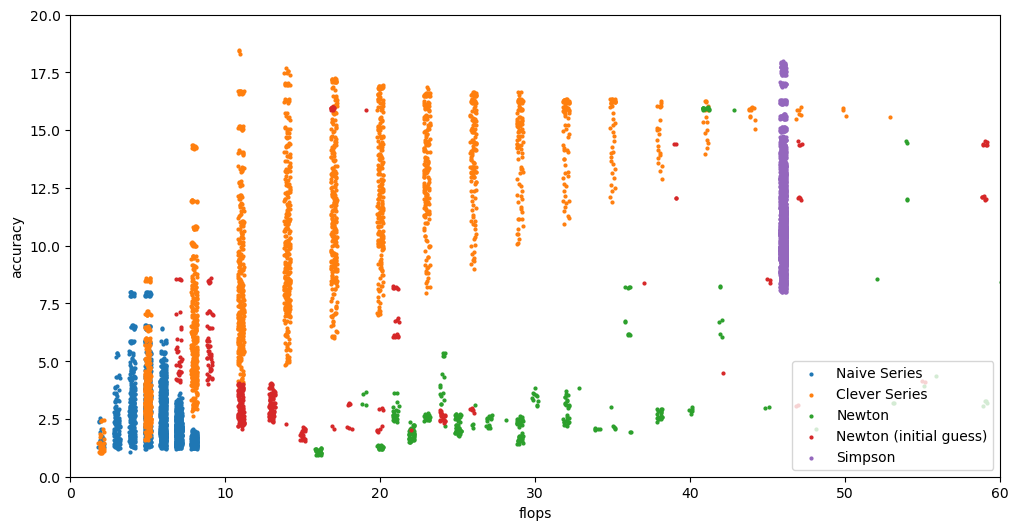
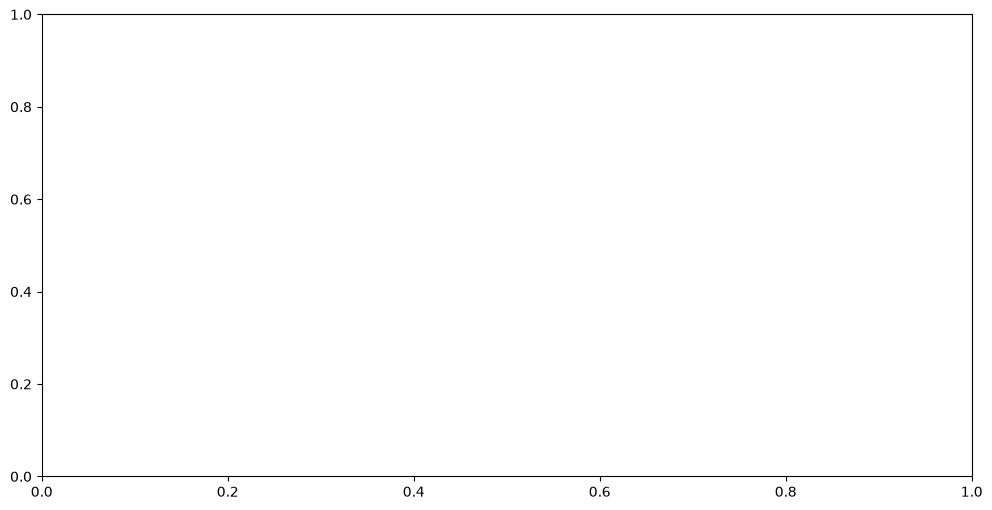
Unified diff of the notebook cell whose output changed from the first chart to the second:
--- before
+++ after
@@ -42,4 +42,5 @@
 
     plt.show()
+    plt.savefig('accuracy_per_flop.png')
 
 

Commit: Add to image